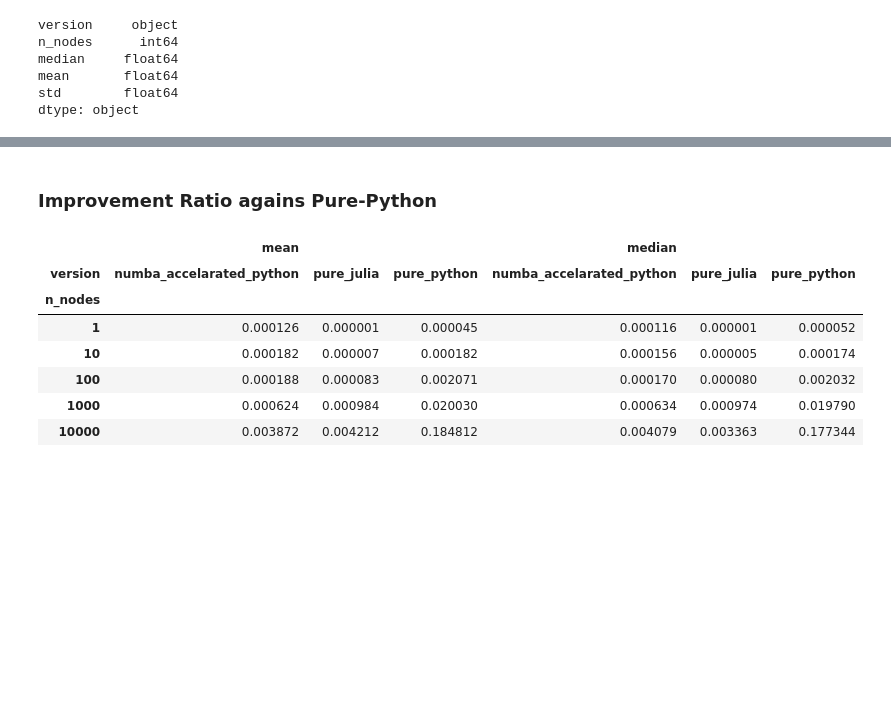
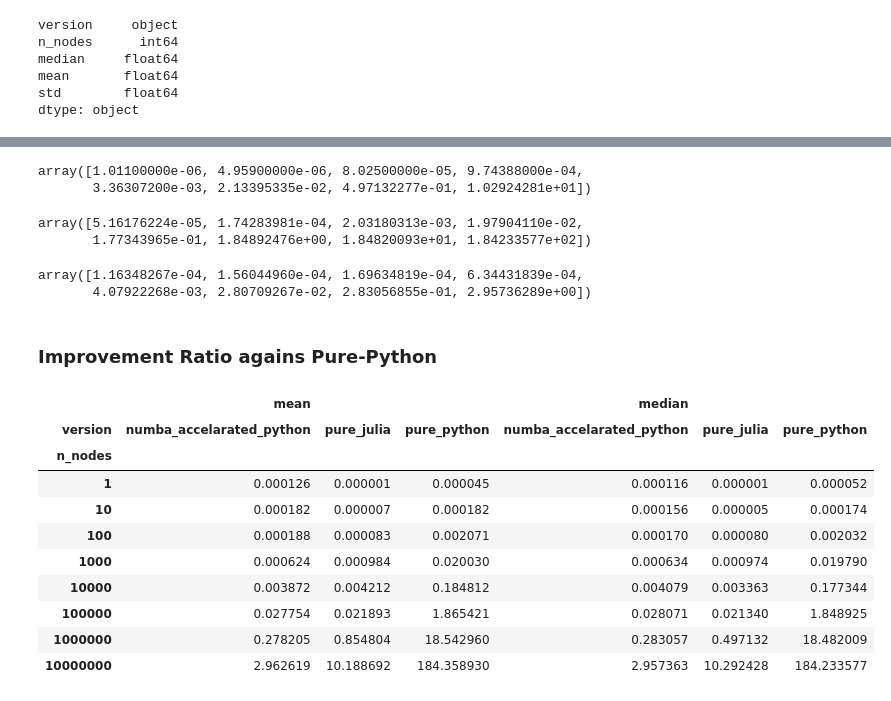
Before and after one commit to AlbertoCastelo/blog-the-2-language-problem, a Jupyter notebook: notebooks/analysis.ipynb, the cells around one changed output, grey strips where cells are left out. Saved outputs shown, nothing was run; the diff lists cells and outputs as text; code cells hidden in the pictures; blank space fills up the shorter version.

```diff
--- a/notebooks/analysis.ipynb
+++ b/notebooks/analysis.ipynb
@@ -46,6 +46,7 @@ data_aggregated = data.groupby(['version', 'n_nodes']).agg(['median', 'mean', 's
 # data_aggregated = pd.pivot_table(data_aggregated, values=metric_names,
 #                                 index=['n_nodes'], columns=['version'], aggfunc='mean')
 data_aggregated = data_aggregated['elapsed'].reset_index()
+data_aggregated.sort_values(['version', 'n_nodes'], inplace=True)
 data_aggregated.head()
 # %% [output]
 |  | version | n_nodes | median | mean | std |
@@ -71,16 +112,34 @@ ax.set_xticklabels(ax.get_xticklabels(), rotation=90);
+# %%
+data_aggregated[data_aggregated['version'] == 'pure_julia']['median'].values
+# %% [output]
+array([1.01100000e-06, 4.95900000e-06, 8.02500000e-05, 9.74388000e-04,
+       3.36307200e-03, 2.13395335e-02, 4.97132277e-01, 1.02924281e+01])
+# %%
+data_aggregated[data_aggregated['version'] == 'pure_python']['median'].values
+# %% [output]
+array([5.16176224e-05, 1.74283981e-04, 2.03180313e-03, 1.97904110e-02,
+       1.77343965e-01, 1.84892476e+00, 1.84820093e+01, 1.84233577e+02])
+# %%
+data_aggregated[data_aggregated['version'] == 'numba_accelarated_python']['median'].values
+# %% [output]
+array([1.16348267e-04, 1.56044960e-04, 1.69634819e-04, 6.34431839e-04,
+       4.07922268e-03, 2.80709267e-02, 2.83056855e-01, 2.95736289e+00])
 # %% [markdown]
 ### Improvement Ratio agains Pure-Python
 # %%
 data_aggregated_pivot = pd.pivot_table(data_aggregated, values=['median', 'mean'],
                                 index=['n_nodes'], columns=['version'], aggfunc='mean')
-data_aggregated_pivot.head()
+data_aggregated_pivot
 # %% [output]
 |  | mean |  |  | median |  |  |
 | version | numba_accelarated_python | pure_julia | pure_python | numba_accelarated_python | pure_julia | pure_python |
 | n_nodes |  |  |  |  |  |  |
 | 1 | 0.000126 | 0.000001 | 0.000045 | 0.000116 | 0.000001 | 0.000052 |
 | 10 | 0.000182 | 0.000007 | 0.000182 | 0.000156 | 0.000005 | 0.000174 |
 | 100 | 0.000188 | 0.000083 | 0.002071 | 0.000170 | 0.000080 | 0.002032 |
 | 1000 | 0.000624 | 0.000984 | 0.020030 | 0.000634 | 0.000974 | 0.019790 |
 | 10000 | 0.003872 | 0.004212 | 0.184812 | 0.004079 | 0.003363 | 0.177344 |
+| 100000 | 0.027754 | 0.021893 | 1.865421 | 0.028071 | 0.021340 | 1.848925 |
+| 1000000 | 0.278205 | 0.854804 | 18.542960 | 0.283057 | 0.497132 | 18.482009 |
+| 10000000 | 2.962619 | 10.188692 | 184.358930 | 2.957363 | 10.292428 | 184.233577 |
 # %%
```
Also changed, not shown: parts of 8 cells of this notebook.
